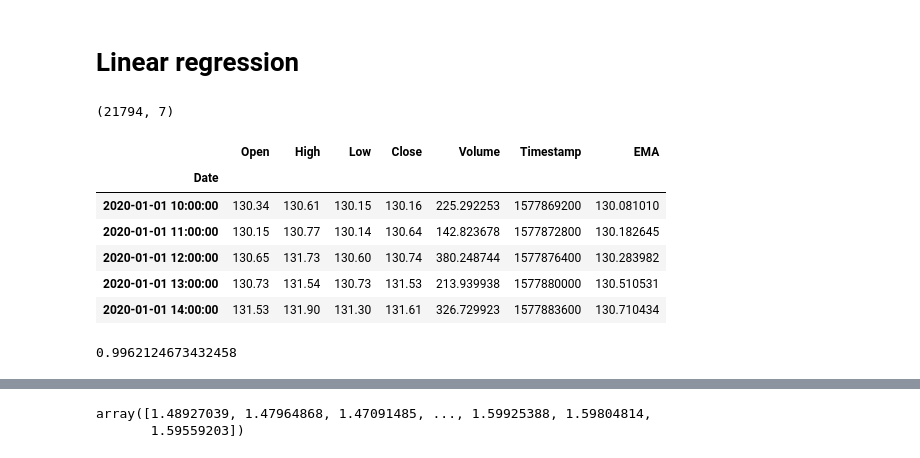
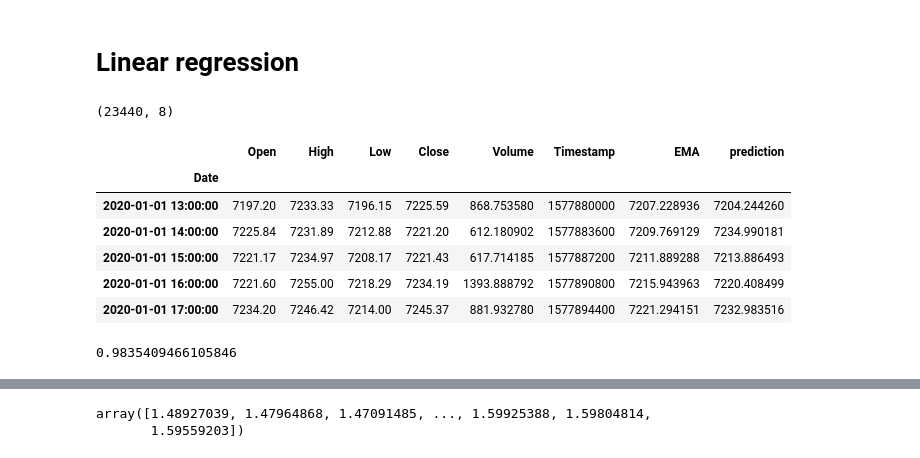
Before and after one commit to webclinic017/Trading-sandbox, a Jupyter notebook: 23_Predictions_time_series.ipynb, the cells around one changed output, grey strips where cells are left out. Cells and saved outputs as stored; diff of their text form; code cells hidden in the pictures.

```diff
--- a/23_Predictions_time_series.ipynb
+++ b/23_Predictions_time_series.ipynb
@@ -19,10 +19,10 @@ Loading BokehJS ...
 # Stochastic approch
 # %%
 SYMBOL= 'KDA'
-df = loadFromDB(f'../backtest_tools/database/database/KuCoin/1h/{SYMBOL}-USDT.csv')
-df['EMA'] = ema_indicator(df.Close, 20)
+df = loadFromDB(f'../backtest_tools/database/database/Binance/1h/{SYMBOL}-USDT.csv')
+#df['EMA'] = ema_indicator(df.Close, 20)
 
-metric = 'EMA'
+metric = 'Close'
 #df = df[[metric]]
 df.dropna(inplace=True)
 df = df.iloc[-2000:]
@@ -161,22 +89,22 @@ Average negative trades : -1.58 %
 # %% [markdown]
 # Linear regression
 # %%
-SYMBOL= 'ETH'
-df = loadFromDB(f'../backtest_tools/database/database/KuCoin/1h/{SYMBOL}-USDT.csv')
+SYMBOL= 'BTC'
+df = loadFromDB(f'../backtest_tools/database/database/Binance/1h/{SYMBOL}-USDT.csv')
 df['EMA'] = ema_indicator(df.Close, 10)
 
-metric = 'EMA'
 #df = df[[metric]]
 df.dropna(inplace=True)
 #df = df.iloc[-2000:]
+df = computeStochasticLinearRegression(df, metric,)
 print(df.shape)
 df.head()
 # %% [output]
-(21794, 7)
+(23440, 8)
-|  | Open | High | Low | Close | Volume | Timestamp | EMA |
-| Date |  |  |  |  |  |  |  |
-| 2020-01-01 10:00:00 | 130.34 | 130.61 | 130.15 | 130.16 | 225.292253 | 1577869200 | 130.081010 |
-| 2020-01-01 11:00:00 | 130.15 | 130.77 | 130.14 | 130.64 | 142.823678 | 1577872800 | 130.182645 |
-| 2020-01-01 12:00:00 | 130.65 | 131.73 | 130.60 | 130.74 | 380.248744 | 1577876400 | 130.283982 |
-| 2020-01-01 13:00:00 | 130.73 | 131.54 | 130.73 | 131.53 | 213.939938 | 1577880000 | 130.510531 |
-| 2020-01-01 14:00:00 | 131.53 | 131.90 | 131.30 | 131.61 | 326.729923 | 1577883600 | 130.710434 |
+|  | Open | High | Low | Close | Volume | Timestamp | EMA | prediction |
+| Date |  |  |  |  |  |  |  |  |
+| 2020-01-01 13:00:00 | 7197.20 | 7233.33 | 7196.15 | 7225.59 | 868.753580 | 1577880000 | 7207.228936 | 7204.244260 |
+| 2020-01-01 14:00:00 | 7225.84 | 7231.89 | 7212.88 | 7221.20 | 612.180902 | 1577883600 | 7209.769129 | 7234.990181 |
+| 2020-01-01 15:00:00 | 7221.17 | 7234.97 | 7208.17 | 7221.43 | 617.714185 | 1577887200 | 7211.889288 | 7213.886493 |
+| 2020-01-01 16:00:00 | 7221.60 | 7255.00 | 7218.29 | 7234.19 | 1393.888792 | 1577890800 | 7215.943963 | 7220.408499 |
+| 2020-01-01 17:00:00 | 7234.20 | 7246.42 | 7214.00 | 7245.37 | 881.932780 | 1577894400 | 7221.294151 | 7232.983516 |
@@ -248,15 +116,16 @@ y = df[[metric]].iloc[offset:]
 # %%
 from sklearn.model_selection import train_test_split
 from sklearn.linear_model import LinearRegression, SGDRegressor, LassoCV, RidgeCV, ElasticNetCV, ElasticNet, Lasso, Ridge, SGDRegressor
+from sklearn.ensemble import RandomForestRegressor, GradientBoostingRegressor
 
 X_train, X_test, y_train, y_test = train_test_split(X.values, y.values, test_size=0.2,shuffle=False)
 
-lr = ElasticNetCV()
+lr = RandomForestRegressor(max_depth=5,criterion='absolute_error',n_estimators=50)
 
 lr.fit(X_train,y_train)
 lr.score(X_test,y_test)
 # %% [output]
-0.9962124673432458
+0.9835409466105846
 # %%
 from sklearn.metrics import mean_absolute_error
 
```
Also changed, not shown: parts of 10 cells of this notebook, 9 other files.
